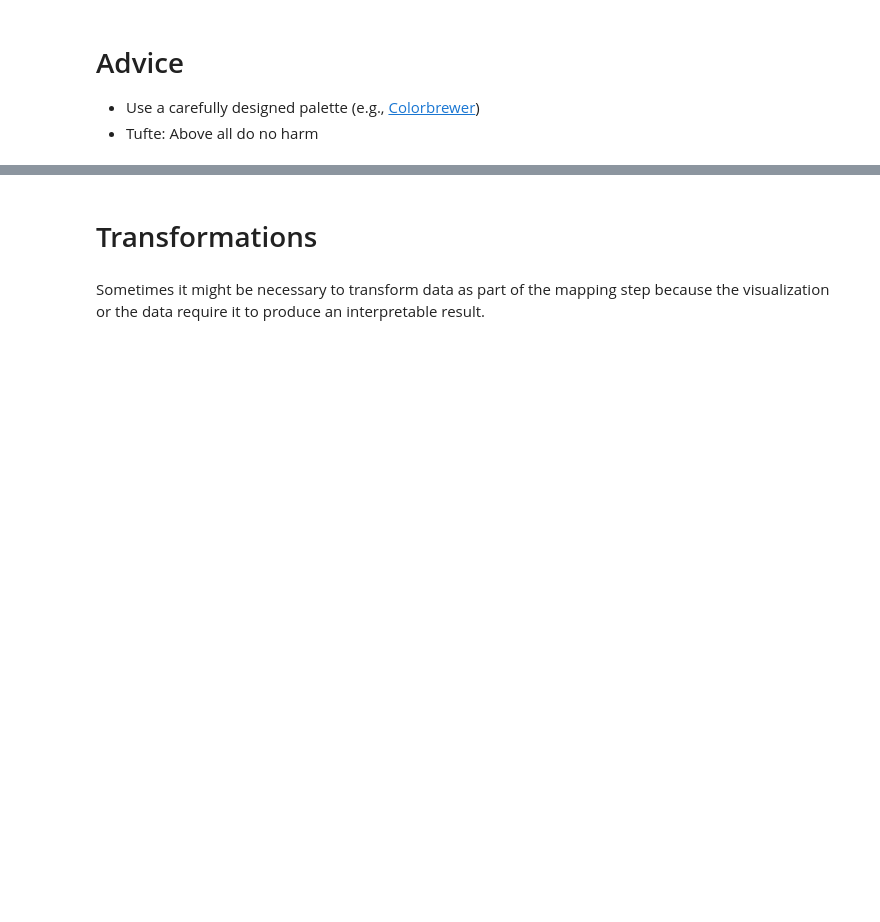
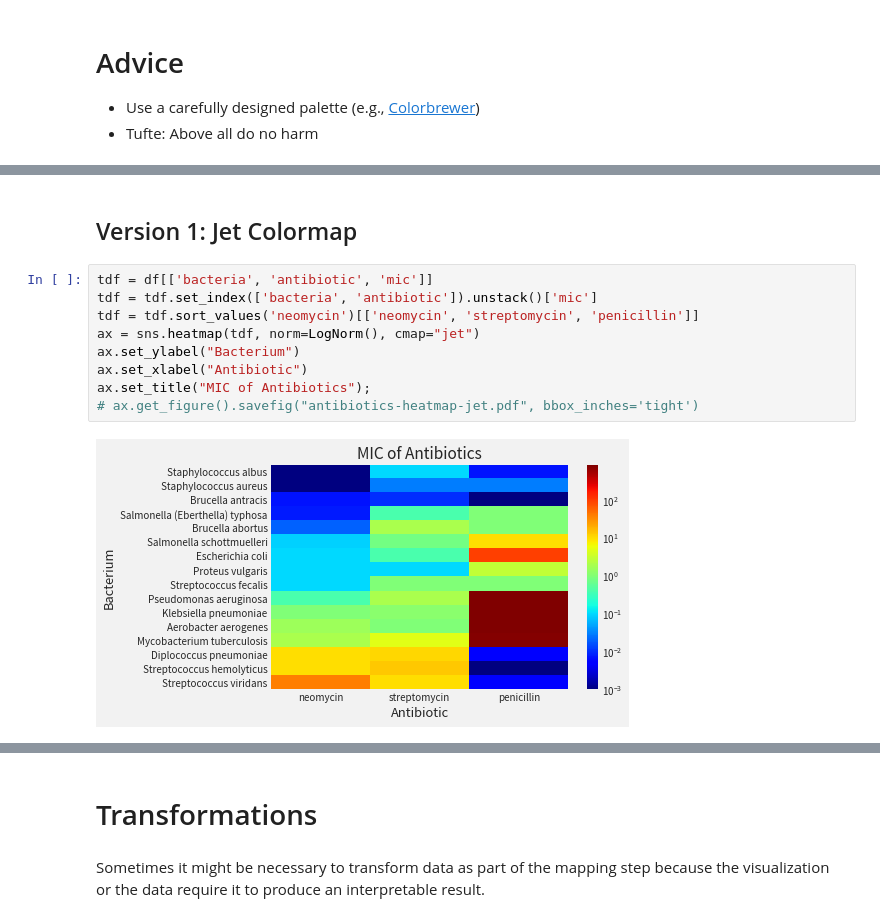
Before and after one commit to ciyer/intro-data-viz, a Jupyter notebook: part1.ipynb, the cells around one changed output, grey strips where cells are left out. Cells and saved outputs as stored; diff of their text form; blank space fills up the shorter version.

```diff
--- a/part1.ipynb
+++ b/part1.ipynb
@@ -577,0 +606,13 @@ sequential
+# %% [markdown]
+## Version 1: Jet Colormap
+# %%
+tdf = df[['bacteria', 'antibiotic', 'mic']]
+tdf = tdf.set_index(['bacteria', 'antibiotic']).unstack()['mic']
+tdf = tdf.sort_values('neomycin')[['neomycin', 'streptomycin', 'penicillin']]
+ax = sns.heatmap(tdf, norm=LogNorm(), cmap="jet")
+ax.set_ylabel("Bacterium")
+ax.set_xlabel("Antibiotic")
+ax.set_title("MIC of Antibiotics");
+# ax.get_figure().savefig("antibiotics-heatmap-jet.pdf", bbox_inches='tight')
+# %% [output]
+[figure, added]
```
Also changed, not shown: parts of 23 cells of this notebook.
